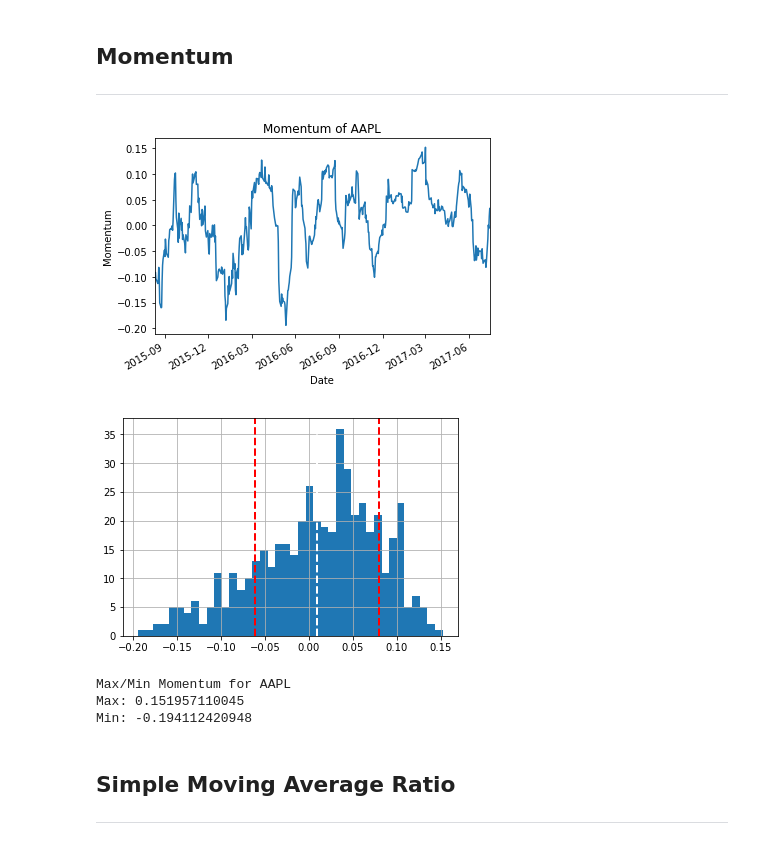
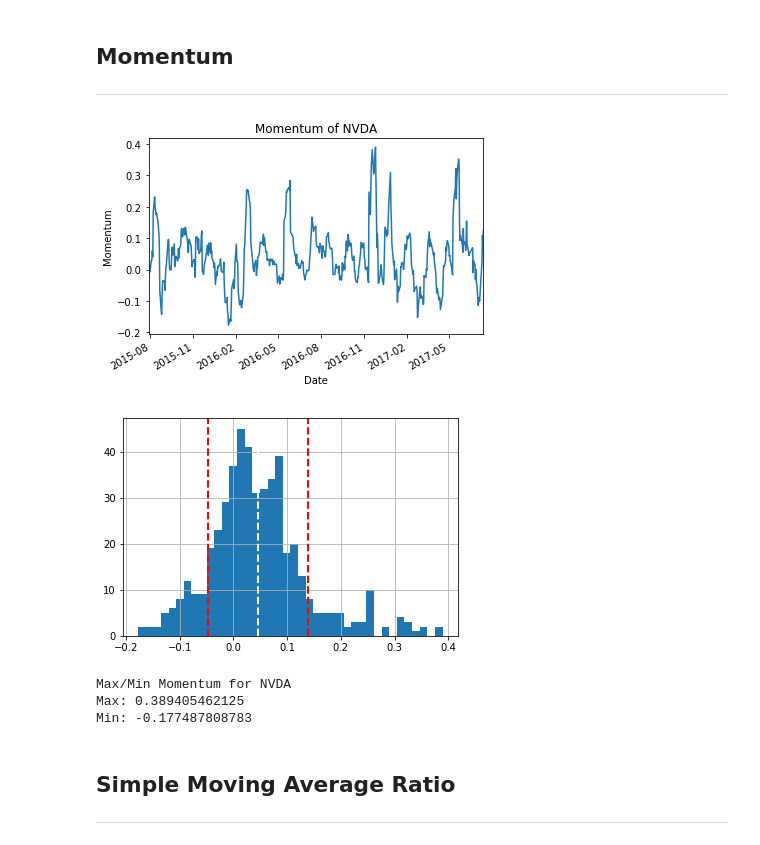
Before and after one commit to mbozelka/Machine-Learning-Capstone, a Jupyter notebook: project/data-exploration/Data Exploration.ipynb, the cells around one changed output. Cells and saved outputs as stored; diff of their text form; code cells hidden in the pictures.

```diff
--- a/project/data-exploration/Data Exploration.ipynb
+++ b/project/data-exploration/Data Exploration.ipynb
@@ -171,7 +155,8 @@ class KnnLearner:
 # use two years of dates for data exploration
 dates = pd.date_range('2015-07-14', '2017-07-14')
 
-ticker = 'SPY'
+ticker = 'NVDA'
+metrics_window = 10
 
 # These will be the tickers we will be working with to build our model
 # SPY is added as a benchmark model.
@@ -261,21 +244,20 @@ plot_hist_multi(daily_returns, bins=15)
 ## Momentum
 ---
 # %%
-# momentum at a 20 day window size.
-momentum = get_momentum(df_explore[ticker], window=20)
+momentum = get_momentum(df_explore[ticker], window=metrics_window)
 
 plot_data(momentum, title='Momentum of ' + ticker, xlabel='Date', ylabel='Momentum')
 plot_hist_with_stats(momentum, bins=40, title=ticker)
 
 print 'Max/Min Momentum for ' + ticker
 print 'Max:', momentum.max()
 print 'Min:', momentum.min()
 # %% [output]
-[figure, old version]
+[figure, new version]
-[figure, old version]
+[figure, new version]
-Max/Min Momentum for AAPL
-Max: 0.151957110045
-Min: -0.194112420948
+Max/Min Momentum for NVDA
+Max: 0.389405462125
+Min: -0.177487808783
 # %% [markdown]
 ## Simple Moving Average Ratio
 ---
```
Also changed, not shown: parts of 23 cells of this notebook, 1 other file.
